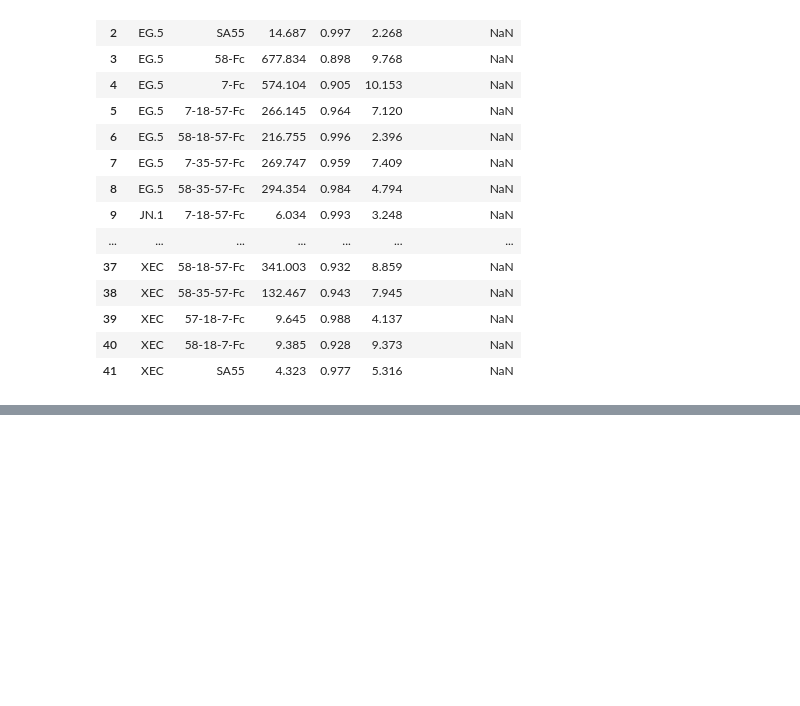
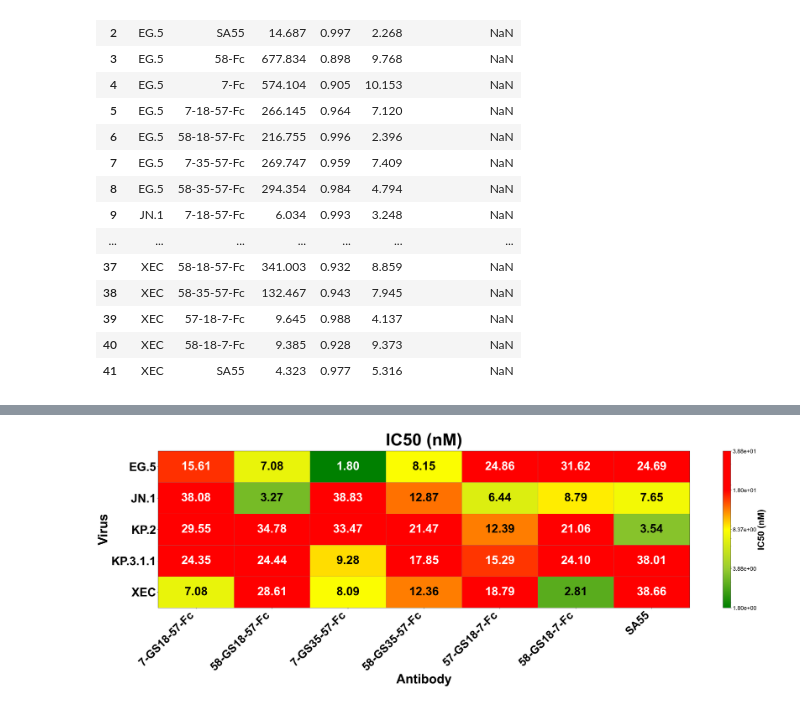
Before and after one commit to wertick01/VNPlot, a Jupyter notebook: all_release_version.ipynb, the cells around one changed output, grey strips where cells are left out. Cells and saved outputs as stored; diff of their text form; code cells hidden in the pictures; blank space fills up the shorter version.

```diff
--- a/all_release_version.ipynb
+++ b/all_release_version.ipynb
@@ -1140,0 +1137,91 @@ matrix_df
+# %%
+def heatmap(
+        matrix_df,
+        name,
+        colors,
+        xrot=0,
+        decimals=".2f",
+        height=16,
+        weight=9,
+        title_padding=20,
+        ):
+    # Создаем пользовательскую цветовую палитру с заданными позициями для каждого цвета
+    cmap = LinearSegmentedColormap.from_list('custom_cmap', [color for _, color in colors])
+
+    # Преобразование DataFrame в массив numpy для использования в matplotlib
+    data_array = matrix_df.to_numpy()
+
+    # Создаем heatmap
+    fig, ax = plt.subplots(figsize=(height, weight))
+
+    # Устанавливаем шрифт Arial
+    plt.rcParams['font.family'] = 'Arial'
+
+    # Построение тепловой карты с логарифмической шкалой
+    norm = LogNorm(vmin=matrix_df.min().min(), vmax=matrix_df.max().max())
+    img = plt.imshow(data_array, cmap=cmap, norm=norm, aspect='auto')
+
+    # Функция для определения яркости цвета
+    def get_brightness(color):
+        r, g, b = color[:3]  # Извлекаем компоненты RGB
+        brightness = (r * 299 + g * 587 + b * 114) / 1000  # Вычисляем яркость
+        return brightness
+
+    # Добавление аннотаций
+    for i in range(data_array.shape[0]):
+        for j in range(data_array.shape[1]):
+            value = data_array[i, j]
+            # annot_value = '<1' if pd.notna(value) and value < 1 else f'{value:{decimals}}'
+            annot_value = f'{value:{decimals}}'
+
+            # Получаем цвет ячейки
+            color = img.cmap(img.norm(value))
+            brightness = get_brightness(color)
+
+            # Выбираем цвет текста в зависимости от яркости фона
+            text_color = 'black' if brightness > 0.5 else 'white'
+
+            plt.annotate(annot_value, xy=(j, i), ha='center', va='center', color=text_color, fontsize=42, fontweight='bold', fontfamily='Arial')
+
+    # Добавление границ между ячейками
+    for i in range(data_array.shape[0] + 1):
+        plt.hlines(y=i - 0.5, xmin=-0.5, xmax=data_array.shape[1] - 0.5, color='gray', linewidth=0.5)
+    for j in range(data_array.shape[1] + 1):
+        plt.vlines(x=j - 0.5, ymin=-0.5, ymax=data_array.shape[0] - 0.5, color='gray', linewidth=0.5)
+
+    # Добавление цветовой шкалы
+    cbar = plt.colorbar(ticks=np.logspace(np.log10(matrix_df.min().min()), np.log10(matrix_df.max().max()), num=5))
+    cbar.ax.set_yticklabels([f'{tick:.2e}' for tick in cbar.get_ticks()])
+    cbar.set_label('IC50 (nM)', fontsize=32, fontweight='bold', fontfamily='Arial')
+    cbar.ax.tick_params(labelsize=20, labelcolor='black')
+
+    # Установка заголовка и меток осей
+    plt.title('IC50 (nM)', fontsize=60, fontweight='bold', fontfamily='Arial', pad=title_padding)
+    plt.xlabel('Antibody', fontsize=45, fontweight='bold', fontfamily='Arial')
+    plt.ylabel('Virus', fontsize=45, fontweight='bold', fontfamily='Arial')
+    plt.xticks(ticks=np.arange(data_array.shape[1]), labels=matrix_df.columns, rotation=xrot, ha='right', fontsize=40, fontweight='bold', fontfamily='Arial')
+    plt.yticks(ticks=np.arange(data_array.shape[0]), labels=matrix_df.index, fontsize=42, fontweight='bold', fontfamily='Arial')
+
+    return fig
+
+hmap = heatmap(
+    matrix_df=model_matrix_df,
+    xrot=45,
+    # xpad=10,
+    name='bivalents_ic50.png',
+    decimals=".2f",
+    colors = [
+        (0, 'green'),
+        (0.01, 'yellowgreen'),  # Желтый до 1000
+        (0.1, 'yellow'),
+        (0.3, 'red'),
+        (1, 'red')  # Красный
+    ],
+    height=42,
+    weight=10,
+    title_padding=20,
+    )
+
+# You should plot in
+# %% [output]
+[figure, added]
```
Also changed, not shown: parts of 1 cell of this notebook, 1 other file.
